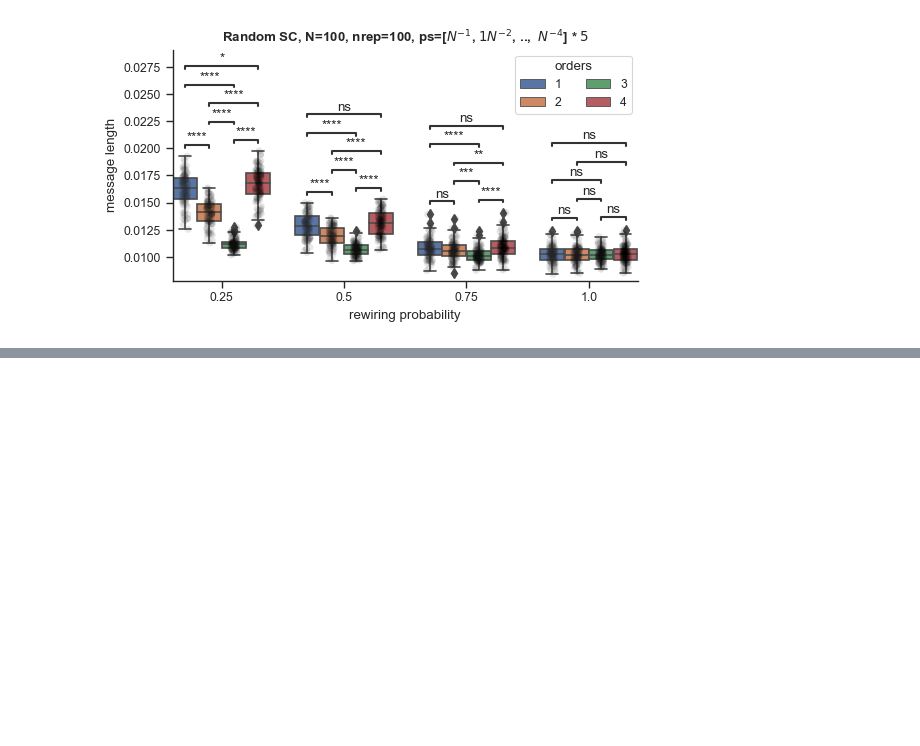
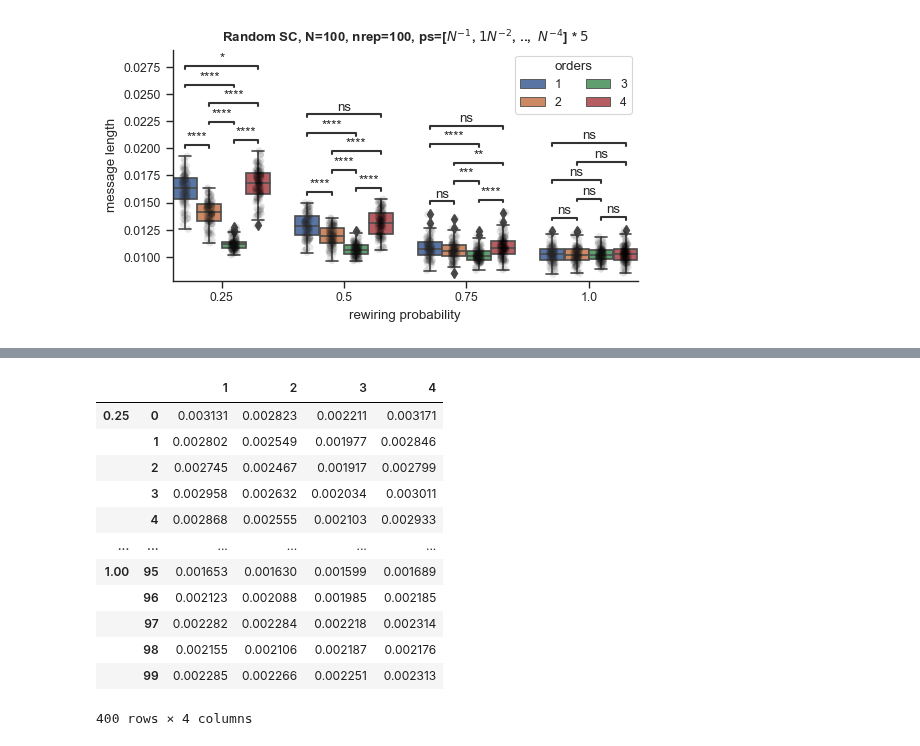
Before and after one commit to maximelucas/hypergraph_reducibility, a Jupyter notebook: notebooks/test_random_simplicial_complex_luca.ipynb, the cells around one changed output, grey strips where cells are left out. Cells and saved outputs as stored; diff of their text form; code cells hidden in the pictures; blank space fills up the shorter version.

```diff
--- a/notebooks/test_random_simplicial_complex_luca.ipynb
+++ b/notebooks/test_random_simplicial_complex_luca.ipynb
@@ -233,3 +234,27 @@ p-value annotation legend:
 0.25_1 vs. 0.25_4: Welch's t-test independent samples, P_val:3.157e-02 t=-2.165e+00
 0.5_1 vs. 0.5_4: Welch's t-test independent samples, P_val:1.738e-01 t=-1.365e+00
 [figure]
+# %%
+N = 100
+ps = 50 * np.array([1/N, 1/N**2, 1/N**3, 1/N**4])
+
+H0 = xgi.random_simplicial_complex(N, ps=ps)
+
+orders = np.array(xgi.unique_edge_sizes(H0)) - 1
+weights = np.ones(len(orders))
+# %%
+Ds_H = np.zeros((100,4,4))
+lZs_H = np.zeros((100,4,4))
+
+for rep in range(100):
+    if (rep+1)%100==0:
+        print(rep+1)
+    for i, p in enumerate(np.linspace(0.25,1,4)):
+        if p != 0:
+            H = shuffle_hyperedges(S=H0, order=1, p=p)
+            H = shuffle_hyperedges(S=H, order=2, p=p)
+            H = shuffle_hyperedges(S=H, order=3, p=p)
+            H = shuffle_hyperedges(S=H, order=4, p=p)
+        else:
+            H = xgi.Hypergraph(H0.edges.members(dtype=dict))
+        Ds_H[rep,i], lZs_H[rep,i], _ = compute_information(H, tau_c, rescale_per_node=False)
@@ -235,0 +263,15 @@ p-value annotation legend:
+# %%
+message_lengths = dict()
+
+def pad_arr_list(arr_list):
+    max_shape = max([a.shape[0] for a in arr_list])
+
+    # Pad the shorter arrays with zeros
+    padded_arr_list = [np.pad(a, (0, max_shape-a.shape[0]), mode='constant', constant_values=None) for a in arr_list]
+    return padded_arr_list
+
+for i, p in enumerate(np.linspace(0.25,1,4)):
+    message_lengths[p] = pad_arr_list(Ds_H[:,i,:] + lZs_H[:,i,:])
+
+df = pd.DataFrame.from_dict(message_lengths, orient="index").stack().to_frame()
+df
@@ -235,0 +292,20 @@ p-value annotation legend:
+# %%
+for i, d in enumerate(orders):
+    df[d] = df[0].apply(lambda x: x[i])
+
+df = df[orders]
+df
+# %% [output]
+|  |  | 1 | 2 | 3 | 4 |
+| 0.25 | 0 | 0.003131 | 0.002823 | 0.002211 | 0.003171 |
+|  | 1 | 0.002802 | 0.002549 | 0.001977 | 0.002846 |
+|  | 2 | 0.002745 | 0.002467 | 0.001917 | 0.002799 |
+|  | 3 | 0.002958 | 0.002632 | 0.002034 | 0.003011 |
+|  | 4 | 0.002868 | 0.002555 | 0.002103 | 0.002933 |
+| ... | ... | ... | ... | ... | ... |
+| 1.00 | 95 | 0.001653 | 0.001630 | 0.001599 | 0.001689 |
+|  | 96 | 0.002123 | 0.002088 | 0.001985 | 0.002185 |
+|  | 97 | 0.002282 | 0.002284 | 0.002218 | 0.002314 |
+|  | 98 | 0.002155 | 0.002106 | 0.002187 | 0.002176 |
+|  | 99 | 0.002285 | 0.002266 | 0.002251 | 0.002313 |
+400 rows × 4 columns
```
Also changed, not shown: parts of 5 cells of this notebook, 1 other file.
